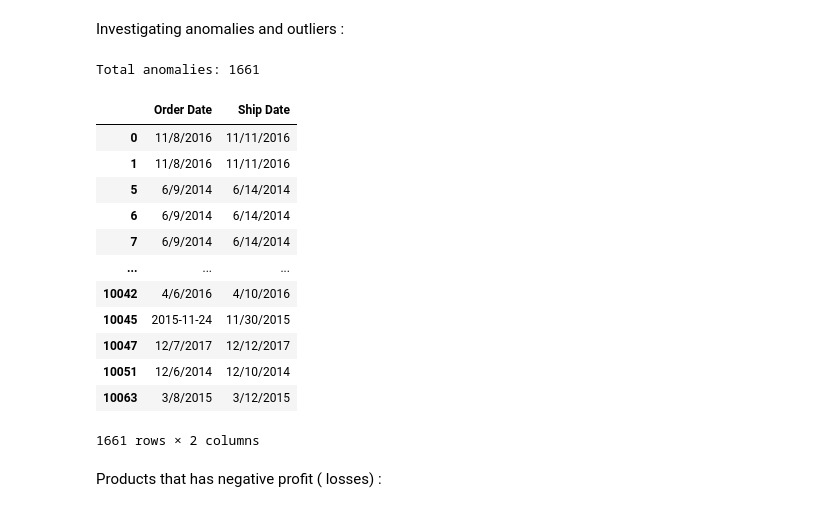
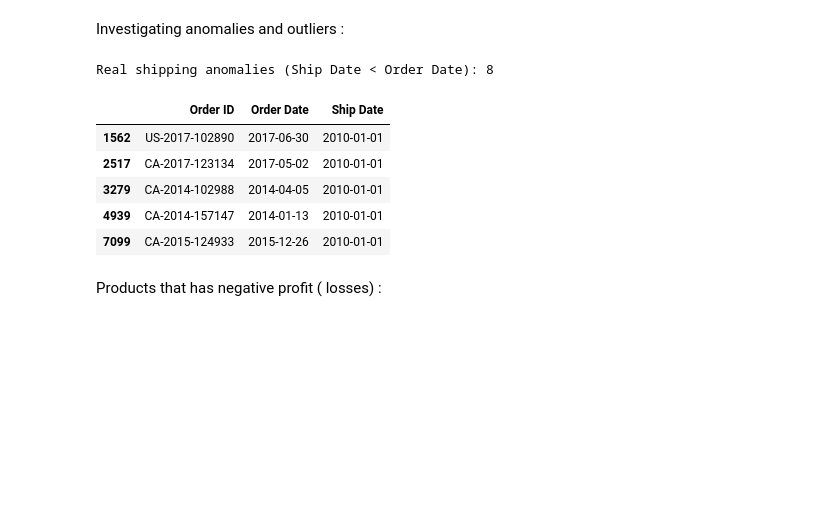
Before and after one commit to selomrani/DataStore360, a Jupyter notebook: notebooks/Data exploration/explore.ipynb, the cells around one changed output. Saved outputs shown, nothing was run; the diff lists cells and outputs as text; code cells hidden in the pictures; blank space fills up the shorter version.

```diff
--- a/notebooks/Data exploration/explore.ipynb
+++ b/notebooks/Data exploration/explore.ipynb
@@ -116,24 +116,24 @@ np.int64(34)
 # %% [markdown]
 Investigating anomalies and outliers :
 # %%
-shipping_anomalies = df[df['Ship Date'] < df['Order Date']]
-print(f"Total anomalies: {len(shipping_anomalies)}")
-display(shipping_anomalies[['Order Date', 'Ship Date']])
+# Note: Order Date and Ship Date are strings (object type).
+# Comparing them as strings produces false anomalies because of alphabetical comparison!
+# Let's parse them to datetime using format='mixed':
+df['Order Date'] = pd.to_datetime(df['Order Date'], format='mixed')
+df['Ship Date'] = pd.to_datetime(df['Ship Date'], format='mixed')
+
+# Now let's check real shipping date anomalies:
+real_shipping_anomalies = df[df['Ship Date'] < df['Order Date']]
+print(f"Real shipping anomalies (Ship Date < Order Date): {len(real_shipping_anomalies)}")
+real_shipping_anomalies[['Order ID', 'Order Date', 'Ship Date']].head()
 # %% [output]
-Total anomalies: 1661
+Real shipping anomalies (Ship Date < Order Date): 8
-|  | Order Date | Ship Date |
-| 0 | 11/8/2016 | 11/11/2016 |
-| 1 | 11/8/2016 | 11/11/2016 |
-| 5 | 6/9/2014 | 6/14/2014 |
-| 6 | 6/9/2014 | 6/14/2014 |
-| 7 | 6/9/2014 | 6/14/2014 |
-| ... | ... | ... |
-| 10042 | 4/6/2016 | 4/10/2016 |
-| 10045 | 2015-11-24 | 11/30/2015 |
-| 10047 | 12/7/2017 | 12/12/2017 |
-| 10051 | 12/6/2014 | 12/10/2014 |
-| 10063 | 3/8/2015 | 3/12/2015 |
+|  | Order ID | Order Date | Ship Date |
+| 1562 | US-2017-102890 | 2017-06-30 | 2010-01-01 |
+| 2517 | CA-2017-123134 | 2017-05-02 | 2010-01-01 |
+| 3279 | CA-2014-102988 | 2014-04-05 | 2010-01-01 |
+| 4939 | CA-2014-157147 | 2014-01-13 | 2010-01-01 |
+| 7099 | CA-2015-124933 | 2015-12-26 | 2010-01-01 |
-1661 rows × 2 columns
 # %% [markdown]
 Products that has negative profit ( losses) :
 # %%
```
Also changed, not shown: parts of 17 cells of this notebook, 4 other files.
